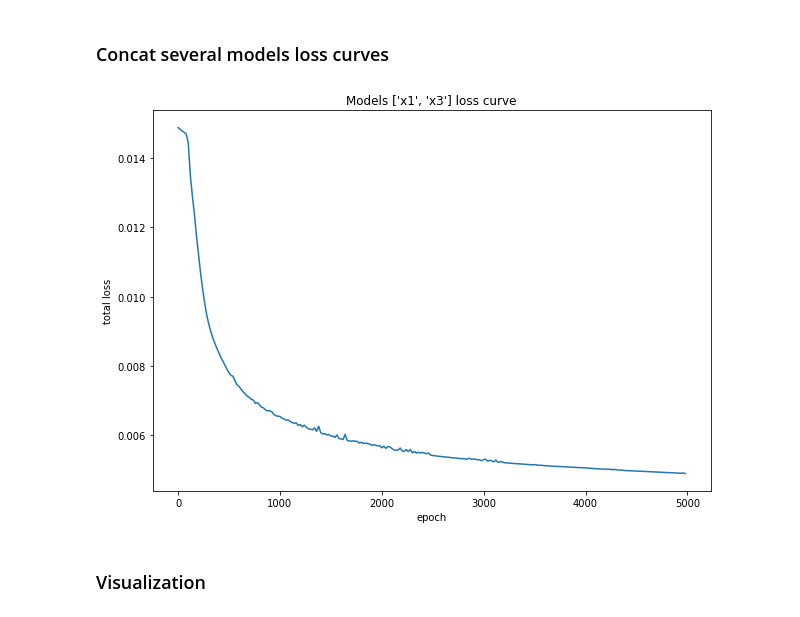
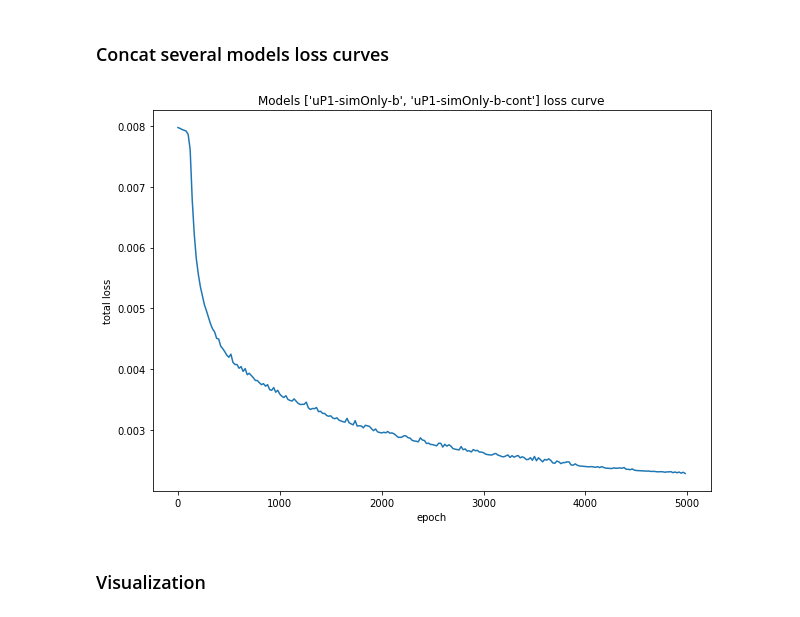
Before and after one commit to Armin-Saadat/rnn-registration-old, a Jupyter notebook: test.ipynb, the cells around one changed output. Saved outputs shown, nothing was run; the diff lists cells and outputs as text; code cells hidden in the pictures.

```diff
--- a/test.ipynb
+++ b/test.ipynb
@@ -379,22 +362,22 @@ plt.legend();
 # %% [markdown]
 ### Concat several models loss curves
 # %%
-models_ids = ['x1', 'x3']
+models_ids = ['uP1-simOnly-b', 'uP1-simOnly-b-cont']
 eps, loss = [], []
 import json
 for model_name in models_ids:
     tmet = json.load(open(f'{args.models_base}{model_name}/train_metrics.json'))
     for m in tmet:
         eps.append(m.get('epoch'))
         loss.append(m.get('epoch_loss'))
 
 plt.figure(figsize=(10, 7))
 plt.plot(eps, loss);
 plt.xlabel('epoch')
 plt.ylabel('total loss');
 plt.title(f'Models {models_ids} loss curve');
 # %% [output]
-[figure, old version]
+[figure, new version]
 # %% [markdown]
 ### Visualization
 # %%
```
Also changed, not shown: parts of 5 cells of this notebook, 1 other file.
